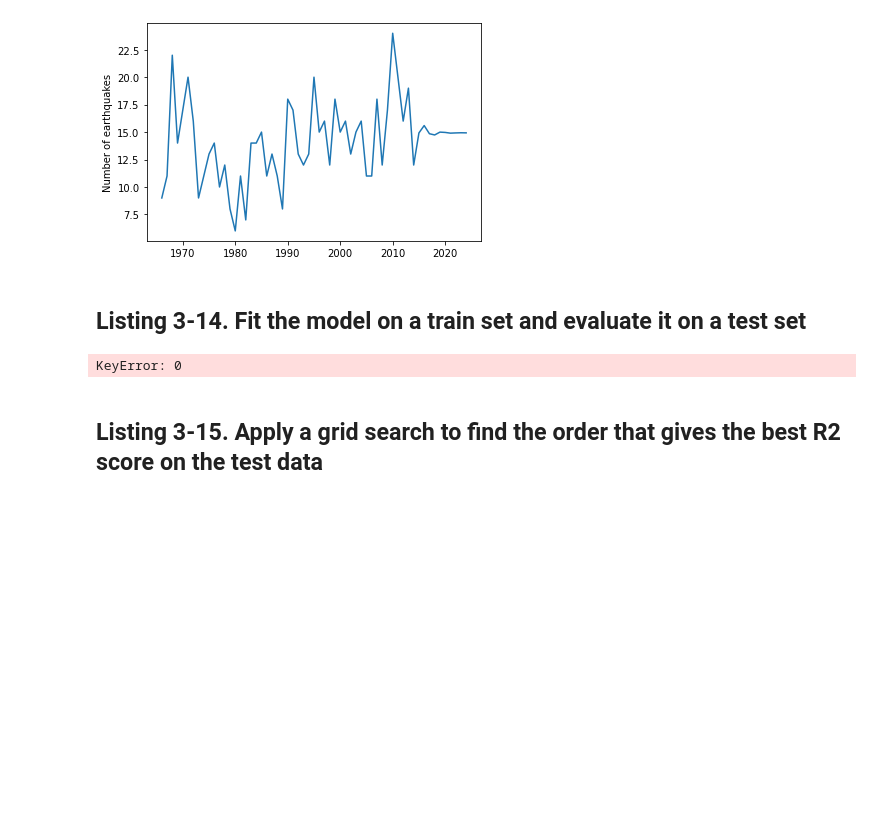
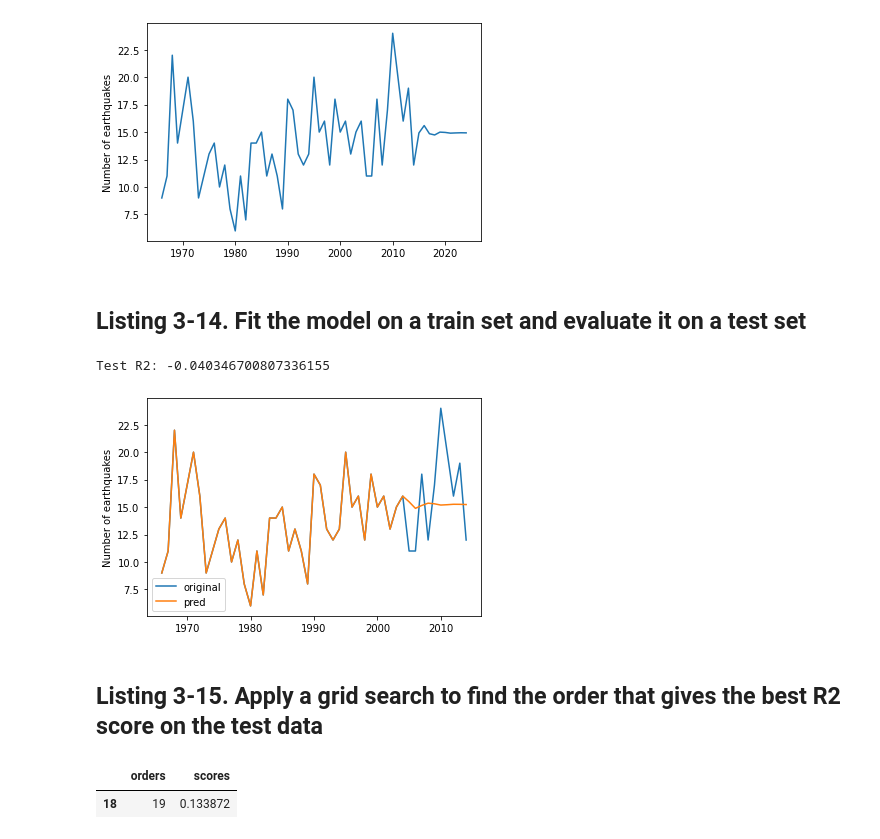
Before and after one commit to ArianeDucellier/afp, a Jupyter notebook: Chapter 03 - The AR Model.ipynb, the cells around one changed output. Cells and saved outputs as stored; diff of their text form; code cells hidden in the pictures; blank space fills up the shorter version.

```diff
--- a/Chapter 03 - The AR Model.ipynb
+++ b/Chapter 03 - The AR Model.ipynb
@@ -269,35 +269,36 @@ n_steps = 10
 for i in range(n_steps):
 
     # Compute the new value as the sum of lagged values multiplied by their corresponding coefficient
     new_val = 0
     for j in range(len(coefficients)):
 
         new_val += coefficients[j] * val_list[j]
 
     # Insert the new value at the beginning of the list
     val_list.insert(0, new_val)
 
 # Redo the reverso to have the order of time
 val_list.reverse()
 
 # Add the original first value back into the list and do a cumulative sum to undo the differencing
-val_list = [earthquakes_per_year[0]] + val_list
+val_list = [earthquakes_per_year.iloc[0]] + val_list
 new_val_list = pd.Series(val_list).cumsum()
 
 # Plot the newly obtained list
 validation = pd.DataFrame({
     'original': earthquakes_per_year.reset_index(drop=True),
     'pred': new_val_list })
 
 print('Test R2:', r2_score(validation.iloc[-10:, 0], validation.iloc[-10:, 1]))
 
 # Plot the newly obtained list
 plt.plot(range(1966, 2015), validation)
 plt.legend(validation.columns)
 plt.ylabel('Number of earthquakes')
 plt.show()
 # %% [output]
-KeyError: 0
+Test R2: -0.040346700807336155
+[figure, added]
 # %% [markdown]
 ## Listing 3-15. Apply a grid search to find the order that gives the best R2 score on the test data
 # %%
@@ -329,7 +330,7 @@ def evaluate(order):
     val_list.reverse()
 
     # Undo the differencing with a cumsum
-    val_list = [earthquakes_per_year[0]] + val_list
+    val_list = [earthquakes_per_year.iloc[0]] + val_list
     new_val_list = pd.Series(val_list).cumsum()
 
     # Plot the newly obtained list
@@ -347,8 +348,11 @@ for order in range(1, 31):
     r2scores.append(evaluate(order))
 
 # Create a results data frame
-results =pd.DataFrame({'orders': orders,
-                      'scores': r2scores})
+results = pd.DataFrame({'orders': orders,
+                        'scores': r2scores})
 
 # Show the order with best R2 score
 results[results['scores'] == results.max()['scores']]
+# %% [output]
+|  | orders | scores |
+| 18 | 19 | 0.133872 |
```
Also changed, not shown: parts of 1 cell of this notebook, 1 other file.
